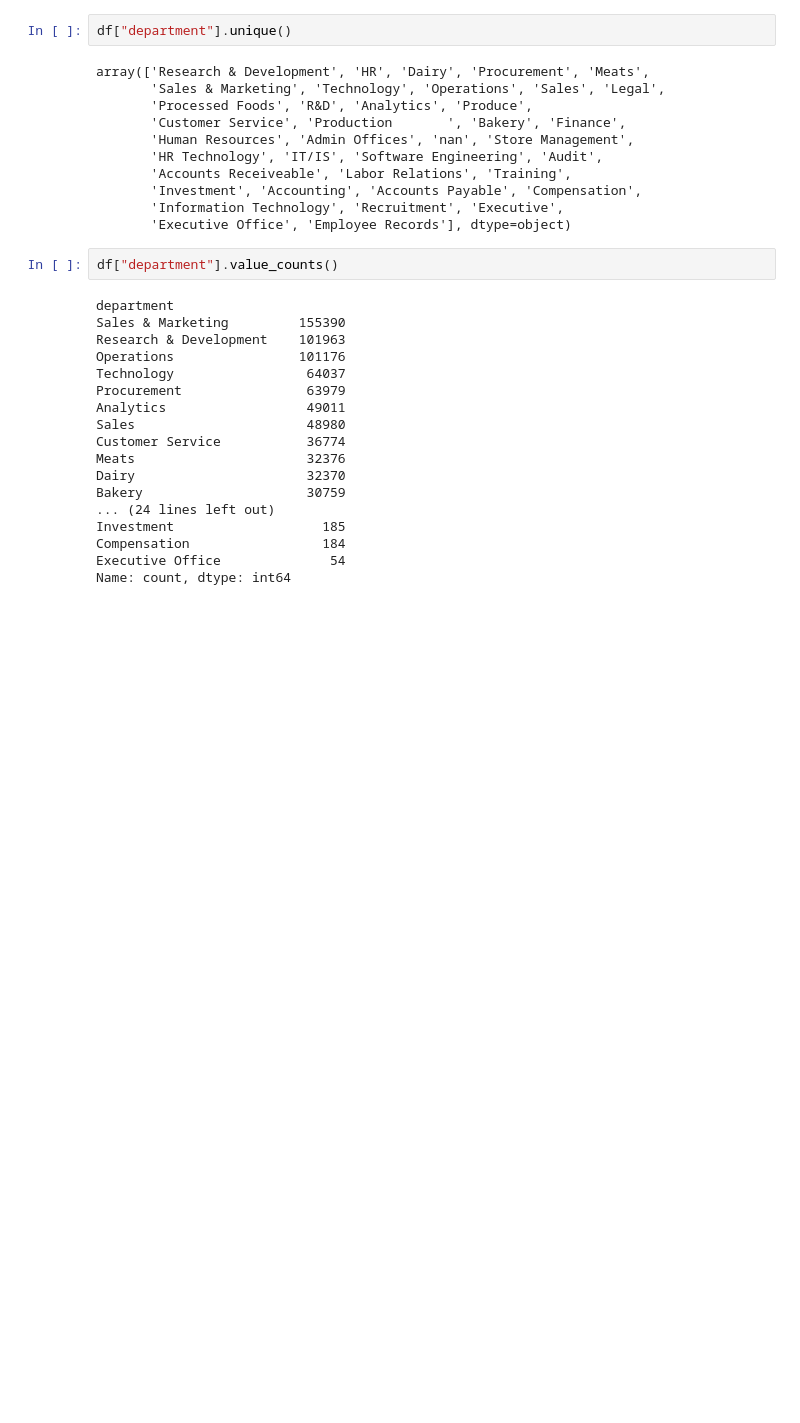
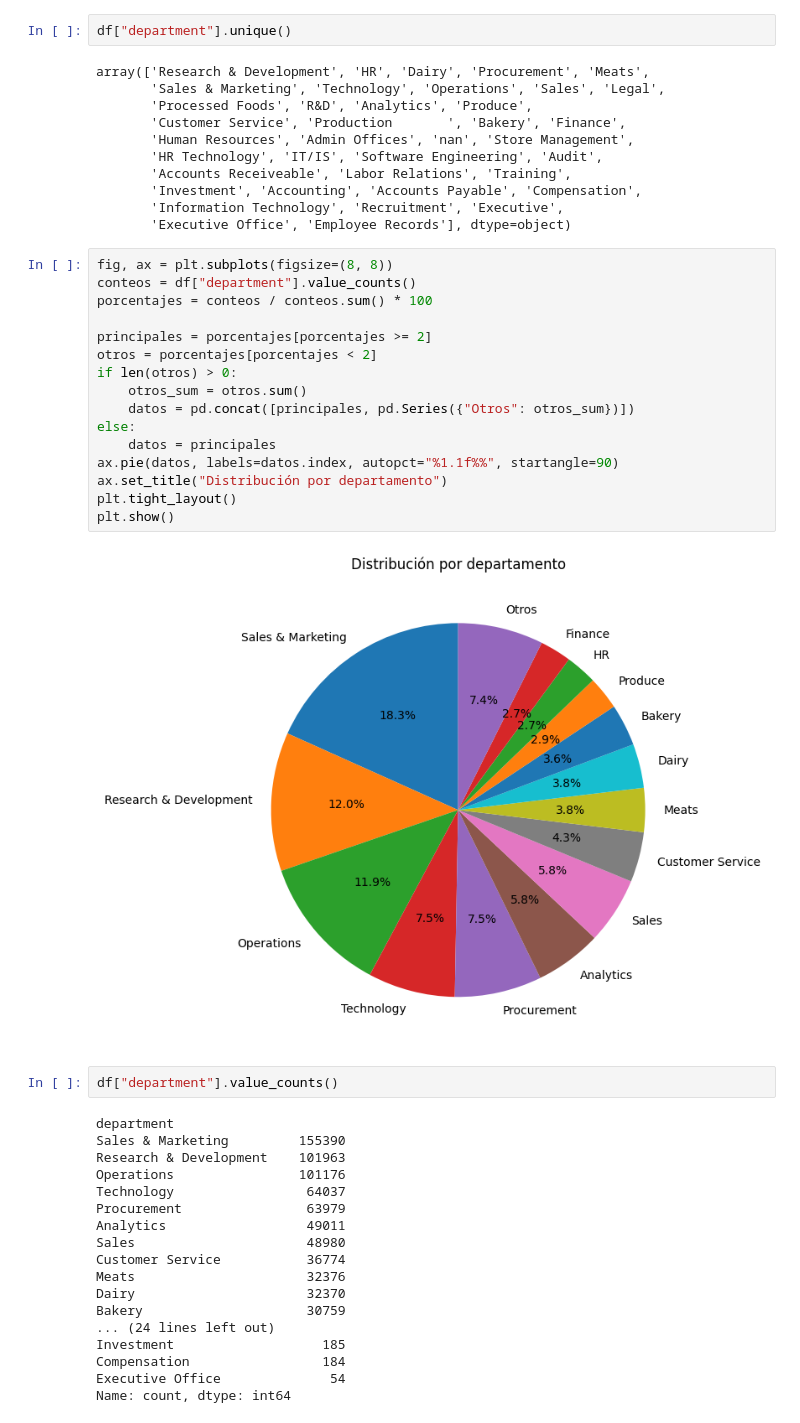
Before and after one commit to jbmild/ceia, a Jupyter notebook: AnalisisDeDatos/EjercicioIndividual/tp_individual.ipynb, the cells around one changed output. Cells and saved outputs as stored; diff of their text form; blank space fills up the shorter version.

Commit message:
analisis de datos tp individual entrega 2

```diff
--- a/AnalisisDeDatos/EjercicioIndividual/tp_individual.ipynb
+++ b/AnalisisDeDatos/EjercicioIndividual/tp_individual.ipynb
@@ -148,6 +150,24 @@ array(['Research & Development', 'HR', 'Dairy', 'Procurement', 'Meats',
        'Investment', 'Accounting', 'Accounts Payable', 'Compensation',
        'Information Technology', 'Recruitment', 'Executive',
        'Executive Office', 'Employee Records'], dtype=object)
+# %%
+fig, ax = plt.subplots(figsize=(8, 8))
+conteos = df["department"].value_counts()
+porcentajes = conteos / conteos.sum() * 100
+
+principales = porcentajes[porcentajes >= 2]
+otros = porcentajes[porcentajes < 2]
+if len(otros) > 0:
+    otros_sum = otros.sum()
+    datos = pd.concat([principales, pd.Series({"Otros": otros_sum})])
+else:
+    datos = principales
+ax.pie(datos, labels=datos.index, autopct="%1.1f%%", startangle=90)
+ax.set_title("Distribución por departamento")
+plt.tight_layout()
+plt.show()
+# %% [output]
+[figure, added]
 # %%
 df["department"].value_counts()
 # %% [output]
```
Also changed, not shown: parts of 19 cells of this notebook.
